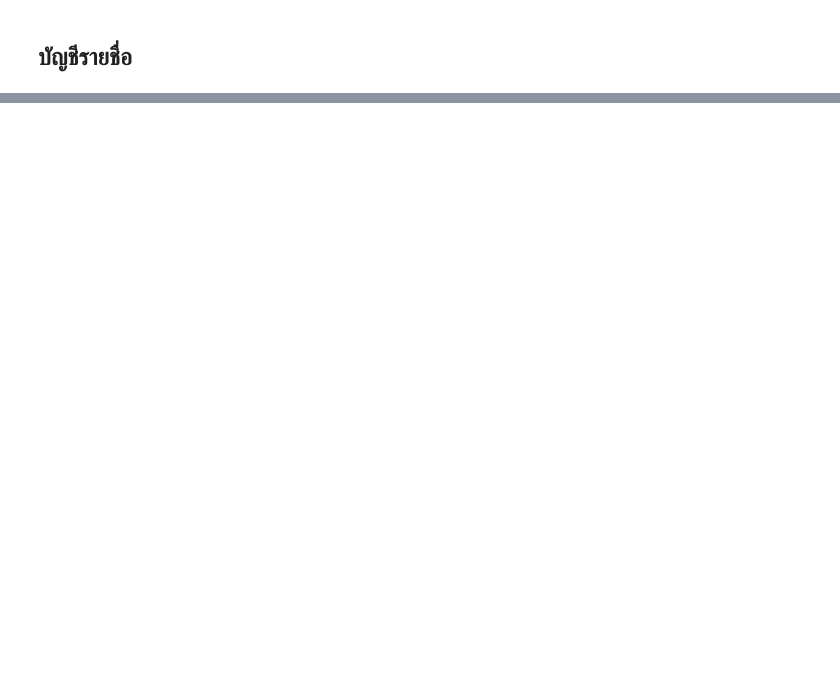
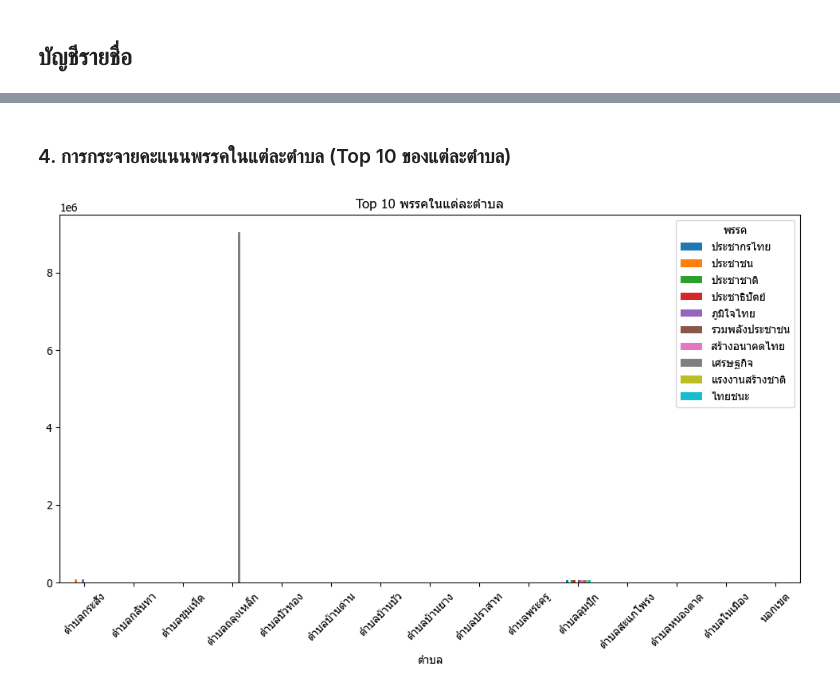
Before and after one commit to polar-bear-cu/dsde-buriram-1, a Jupyter notebook: 02_process.ipynb, the cells around one changed output, grey strips where cells are left out. Drawn from its saved outputs; the diff is of its cells as text; code cells hidden in the pictures; blank space fills up the shorter version.

Commit message:
feat: party analysis

```diff
--- a/02_process.ipynb
+++ b/02_process.ipynb
@@ -281,2 +460,4 @@ for party in parties:
 # %% [markdown]
 ## บัญชีรายชื่อ
+# %%
+TOP = 10
@@ -282,0 +538,14 @@ for party in parties:
+# %% [markdown]
+### 4. การกระจายคะแนนพรรคในแต่ละตำบล (Top 10 ของแต่ละตำบล)
+# %%
+top = partylist_scores.groupby("พรรค")["คะแนน"].sum().nlargest(TOP).index
+df_top = partylist_scores[partylist_scores["พรรค"].isin(top)]
+
+pivot = df_top.pivot_table(index="ตำบล", columns="พรรค", values="คะแนน", aggfunc="sum",fill_value=0)
+
+pivot.plot(kind="bar", figsize=(12,6))
+plt.title(f"Top {TOP} พรรคในแต่ละตำบล")
+plt.xticks(rotation=45)
+plt.show()
+# %% [output]
+[figure, added]
```
Also changed, not shown: parts of 31 cells of this notebook.
